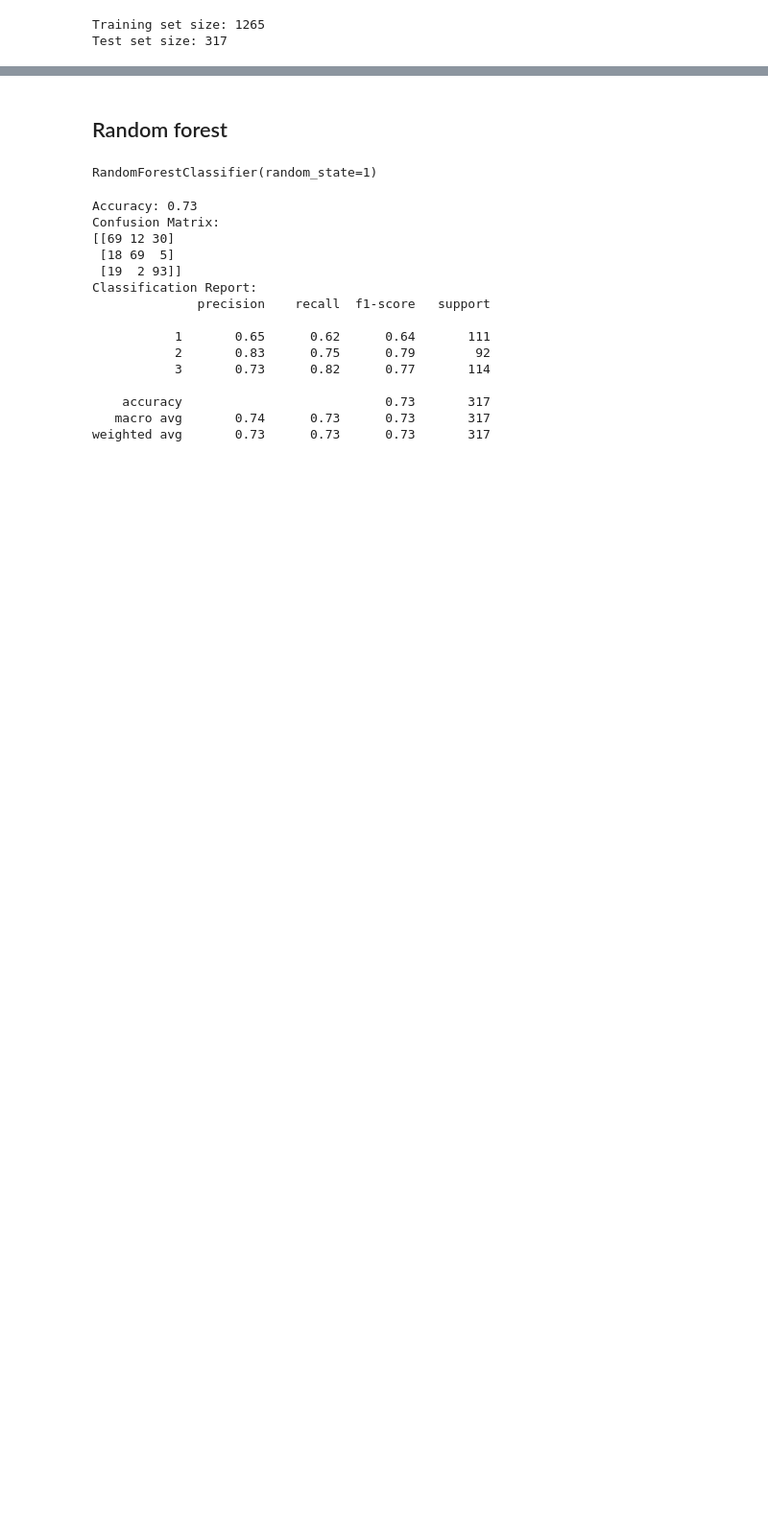
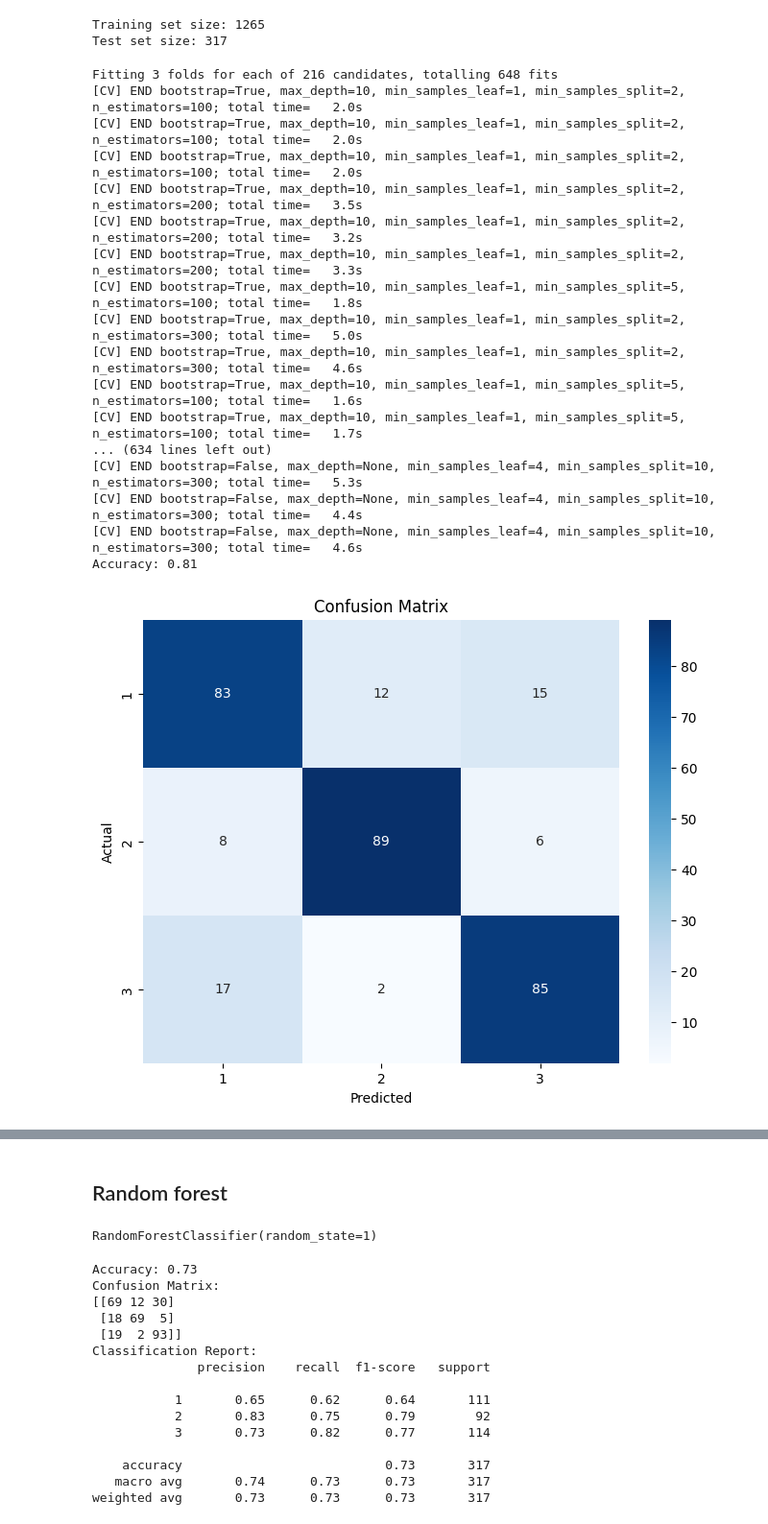
Before and after one commit to negativenagesh/Arecaverse, a Jupyter notebook: EDA/eda.ipynb, the cells around one changed output, grey strips where cells are left out. Shown at 96% size. Cells and saved outputs as stored; diff of their text form; code cells hidden in the pictures; blank space fills up the shorter version.

Commit message:
accuracy 81

```diff
--- a/EDA/eda.ipynb
+++ b/EDA/eda.ipynb
@@ -199,6 +182,6 @@ scaled_data_df.head()
 # %%
-x= scaled_data_df.drop(columns=['grade'])
-y = scaled_data_df['grade']
+x= data.drop(columns=['grade'])
+y = data['grade']
 
 x_train, x_test, y_train, y_test = train_test_split(x, y, test_size=0.2, random_state=1)
 
@@ -224,0 +202,65 @@ x_test_scaled_df = pd.DataFrame(x_test_scaled, columns=x_test.columns)
+# %%
+param_grid = {
+    'n_estimators': [100, 200, 300],
+    'max_depth': [10, 20, 30, None],
+    'min_samples_split': [2, 5, 10],
+    'min_samples_leaf': [1, 2, 4],
+    'bootstrap': [True, False]
+}
+
+grid_search = GridSearchCV(estimator=RandomForestClassifier(random_state=1),
+                           param_grid=param_grid,
+                           cv=3,
+                           verbose=2,
+                           n_jobs=-1)
+
+grid_search. fit(x_train, y_train)
+best_model = grid_search.best_estimator_
+
+# Make predictions
+y_pred = best_model.predict(x_test)
+
+# Evaluate the model
+accuracy = accuracy_score(y_test, y_pred)
+print(f'Accuracy: {accuracy:.2f}')
+
+# Confusion Matrix Visualization
+cm = confusion_matrix(y_test, y_pred)
+plt.figure(figsize=(8, 6))
+sns.heatmap(cm, annot=True, fmt="d", cmap="Blues", xticklabels=np.unique(y), yticklabels=np.unique(y))
+plt.xlabel('Predicted')
+plt.ylabel('Actual')
+plt.title('Confusion Matrix')
+plt.show()
+
+# Classification Report
+print('Classification Report:')
+print(classification_report(y_test, y_pred))
+
+# Feature Importance
+feature_importance = best_model.feature_importances_
+plt.figure(figsize=(10, 6))
+plt.barh(range(len(feature_importance)), feature_importance, align='center')
+plt.yticks(range(len(feature_importance)), data.columns[:-1])
+plt.xlabel('Feature Importance')
+plt.title('Feature Importance in Random Forest')
+plt.show()
+# %% [output]
+Fitting 3 folds for each of 216 candidates, totalling 648 fits
+[CV] END bootstrap=True, max_depth=10, min_samples_leaf=1, min_samples_split=2, n_estimators=100; total time=   2.0s
+[CV] END bootstrap=True, max_depth=10, min_samples_leaf=1, min_samples_split=2, n_estimators=100; total time=   2.0s
+[CV] END bootstrap=True, max_depth=10, min_samples_leaf=1, min_samples_split=2, n_estimators=100; total time=   2.0s
+[CV] END bootstrap=True, max_depth=10, min_samples_leaf=1, min_samples_split=2, n_estimators=200; total time=   3.5s
+[CV] END bootstrap=True, max_depth=10, min_samples_leaf=1, min_samples_split=2, n_estimators=200; total time=   3.2s
+[CV] END bootstrap=True, max_depth=10, min_samples_leaf=1, min_samples_split=2, n_estimators=200; total time=   3.3s
+[CV] END bootstrap=True, max_depth=10, min_samples_leaf=1, min_samples_split=5, n_estimators=100; total time=   1.8s
+[CV] END bootstrap=True, max_depth=10, min_samples_leaf=1, min_samples_split=2, n_estimators=300; total time=   5.0s
+[CV] END bootstrap=True, max_depth=10, min_samples_leaf=1, min_samples_split=2, n_estimators=300; total time=   4.6s
+[CV] END bootstrap=True, max_depth=10, min_samples_leaf=1, min_samples_split=5, n_estimators=100; total time=   1.6s
+[CV] END bootstrap=True, max_depth=10, min_samples_leaf=1, min_samples_split=5, n_estimators=100; total time=   1.7s
+... (634 lines left out)
+[CV] END bootstrap=False, max_depth=None, min_samples_leaf=4, min_samples_split=10, n_estimators=300; total time=   5.3s
+[CV] END bootstrap=False, max_depth=None, min_samples_leaf=4, min_samples_split=10, n_estimators=300; total time=   4.4s
+[CV] END bootstrap=False, max_depth=None, min_samples_leaf=4, min_samples_split=10, n_estimators=300; total time=   4.6s
+Accuracy: 0.81
+[figure, added]
```
Also changed, not shown: parts of 5 cells of this notebook.
